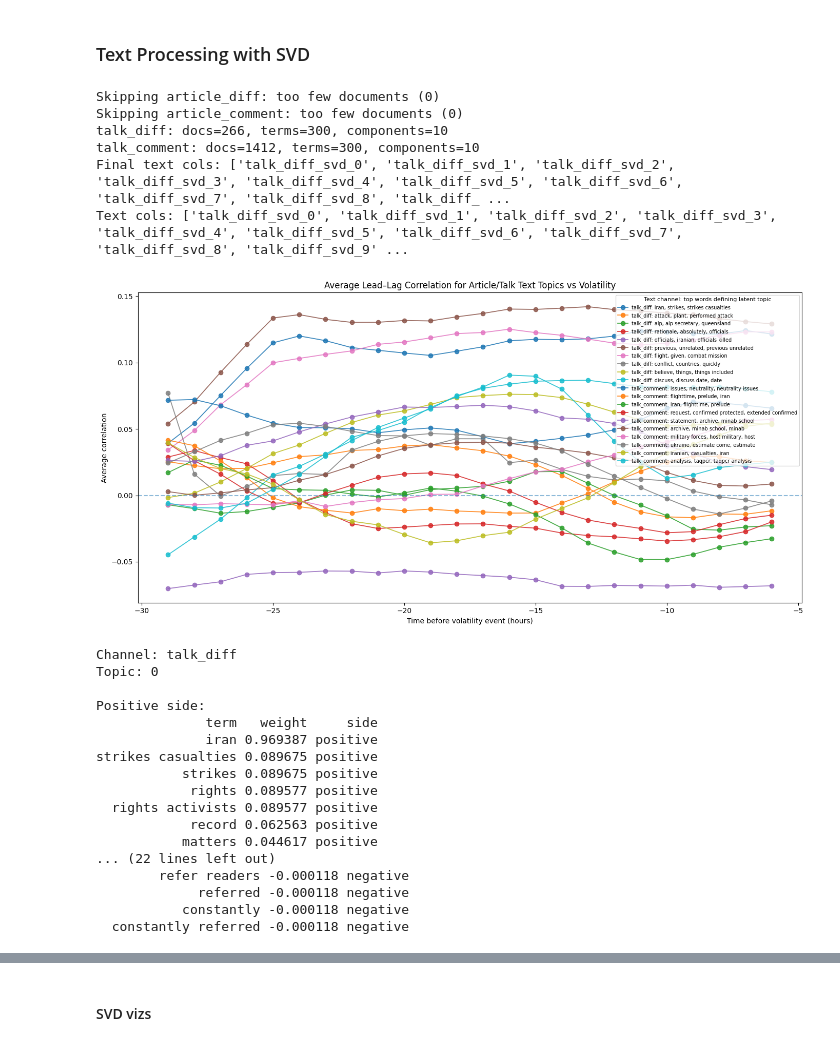
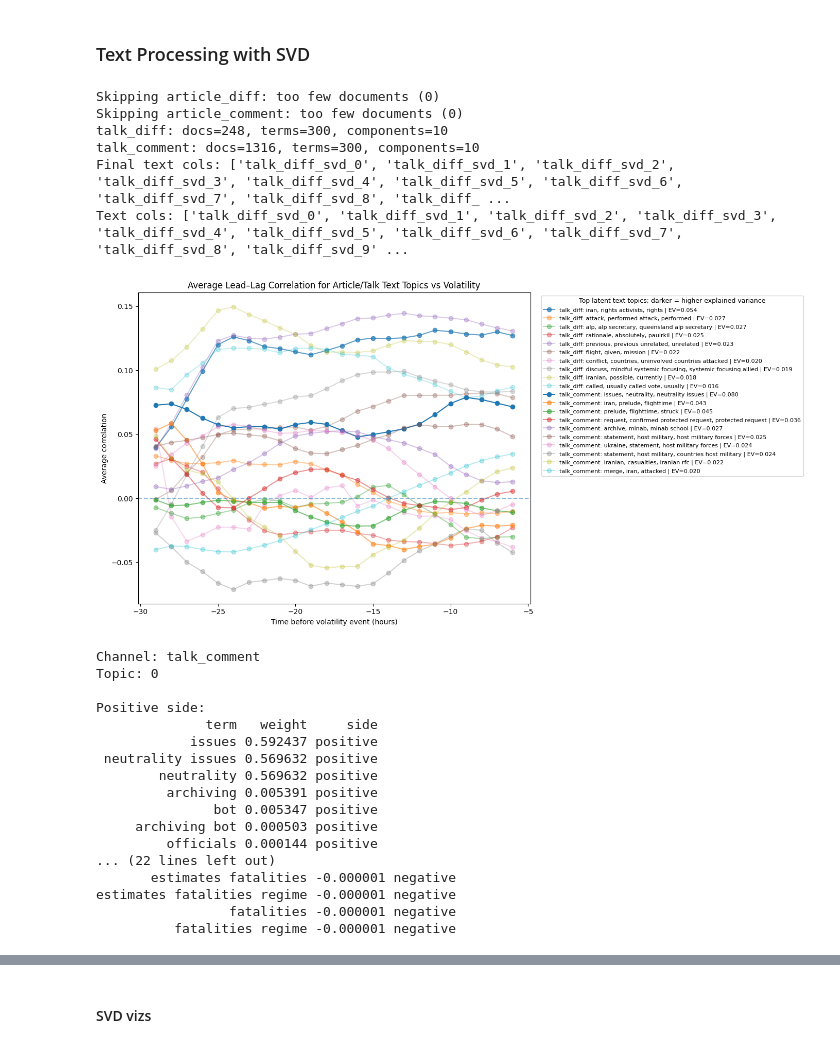
Before and after one commit to tallywiesenberg/thinking-bee, a Jupyter notebook: src/main.ipynb, the cells around one changed output, grey strips where cells are left out. Saved outputs shown, nothing was run; the diff lists cells and outputs as text; code cells hidden in the pictures.

```diff
--- a/src/main.ipynb
+++ b/src/main.ipynb
@@ -981,7 +981,7 @@ for config in configs:
         text_col=config["text_col"],
         prefix=config["prefix"],
         tokenizer=spacy_tokenizer,
-        ngram_range=(1, 2),  # start less sparse than (1,3)
+        ngram_range=(1, 3),  # start less sparse than (1,3)
         min_df=2,            # important for small subsets
     )
 
@@ -1020,8 +1020,8 @@ print("Text cols:", text_cols)
 # %% [output]
 Skipping article_diff: too few documents (0)
 Skipping article_comment: too few documents (0)
-talk_diff: docs=266, terms=300, components=10
-talk_comment: docs=1412, terms=300, components=10
+talk_diff: docs=248, terms=300, components=10
+talk_comment: docs=1316, terms=300, components=10
 Final text cols: ['talk_diff_svd_0', 'talk_diff_svd_1', 'talk_diff_svd_2', 'talk_diff_svd_3', 'talk_diff_svd_4', 'talk_diff_svd_5', 'talk_diff_svd_6', 'talk_diff_svd_7', 'talk_diff_svd_8', 'talk_diff_ ...
 Text cols: ['talk_diff_svd_0', 'talk_diff_svd_1', 'talk_diff_svd_2', 'talk_diff_svd_3', 'talk_diff_svd_4', 'talk_diff_svd_5', 'talk_diff_svd_6', 'talk_diff_svd_7', 'talk_diff_svd_8', 'talk_diff_svd_9' ...
 # %%
@@ -1038,12 +1038,28 @@ def top_words_for_component(svd, terms, topic_idx, top_n=4):
     top_idx = np.argsort(np.abs(weights))[::-1][:top_n]
     return ", ".join(terms[j] for j in top_idx)
 
+# collect explained variance across all text models for shared scaling
+all_explained = np.concatenate([
+    model_obj["svd"].explained_variance_ratio_
+    for model_obj in text_models.values()
+])
+
+ev_min = all_explained.min()
+ev_max = all_explained.max()
+
+def alpha_from_explained(ev, min_alpha=0.25, max_alpha=1.0):
+    if ev_max == ev_min:
+        return max_alpha
+    scaled = (ev - ev_min) / (ev_max - ev_min)
+    return min_alpha + scaled * (max_alpha - min_alpha)
+
 plt.figure(figsize=(14, 7))
 
 for model_name, model_obj in text_models.items():
     cols = model_obj["cols"]
     svd = model_obj["svd"]
     terms = model_obj["terms"]
+    explained = svd.explained_variance_ratio_
 
     for i, col in enumerate(cols):
         market_corrs = {}
@@ -1054,47 +1070,44 @@ for model_name, model_obj in text_models.items():
 
             corrs = []
             for lag in range(max_lag):
                 x = g[col].shift(lag)
                 corrs.append(x.corr(target))
 
             market_corrs[slug] = corrs
 
         corr_df_temp = pd.DataFrame(market_corrs)
         avg_corr = corr_df_temp.mean(axis=1)
 
-        label_words = top_words_for_component(
-            svd,
-            terms,
-            i,
-            top_n=3
-        )
+        label_words = top_words_for_component(svd, terms, i, top_n=3)
+        alpha = alpha_from_explained(explained[i])
 
         plt.plot(
             time_to_event,
             avg_corr,
             marker="o",
-            linewidth=1.3,
-            alpha=0.85,
-            label=f"{model_name}: {label_words}"
+            linewidth=1.5,
+            alpha=alpha,
+            label=f"{model_name}: {label_words} | EV={explained[i]:.3f}"
         )
 
 plt.axhline(0, linestyle="--", alpha=0.5)
 
 plt.title("Average Lead–Lag Correlation for Article/Talk Text Topics vs Volatility")
 plt.xlabel("Time before volatility event (hours)")
 plt.ylabel("Average correlation")
 
 plt.legend(
-    title="Text channel: top words defining latent topic",
-    fontsize=7,
-    title_fontsize=8,
-    loc="best"
+    title="Top latent text topics; darker = higher explained variance",
+    fontsize=8,
+    title_fontsize=9,
+    loc="upper left",
+    bbox_to_anchor=(1.02, 1)
 )
 
 plt.tight_layout()
 plt.show()
 # %% [output]
-[figure, old version]
+[figure, new version]
 # %%
 def get_topic_keywords_both_sides(svd, terms, topic_idx, top_n=15):
     weights = svd.components_[topic_idx]
@@ -1118,7 +1131,7 @@ def get_topic_keywords_both_sides(svd, terms, topic_idx, top_n=15):
 
 
 # choose channel + topic
-channel = "talk_diff"   # options: article_diff, article_comment, talk_diff, talk_comment
+channel = "talk_comment"   # options: article_diff, article_comment, talk_diff, talk_comment
 topic_idx = 0
 
 model_obj = text_models[channel]
@@ -1142,23 +1155,23 @@ print(pos.to_string(index=False))
 print("\nNegative side:")
 print(neg.to_string(index=False))
 # %% [output]
-Channel: talk_diff
+Channel: talk_comment
 Topic: 0
 
 Positive side:
               term   weight     side
-              iran 0.969387 positive
-strikes casualties 0.089675 positive
-           strikes 0.089675 positive
-            rights 0.089577 positive
-  rights activists 0.089577 positive
-            record 0.062563 positive
-           matters 0.044617 positive
+            issues 0.592437 positive
+ neutrality issues 0.569632 positive
+        neutrality 0.569632 positive
+         archiving 0.005391 positive
+               bot 0.005347 positive
+     archiving bot 0.000503 positive
+         officials 0.000144 positive
 ... (22 lines left out)
-        refer readers -0.000118 negative
-             referred -0.000118 negative
-           constantly -0.000118 negative
-  constantly referred -0.000118 negative
+       estimates fatalities -0.000001 negative
+estimates fatalities regime -0.000001 negative
+                 fatalities -0.000001 negative
+          fatalities regime -0.000001 negative
 # %%
 import numpy as np
 import pandas as pd
```
Also changed, not shown: parts of 13 cells of this notebook.
